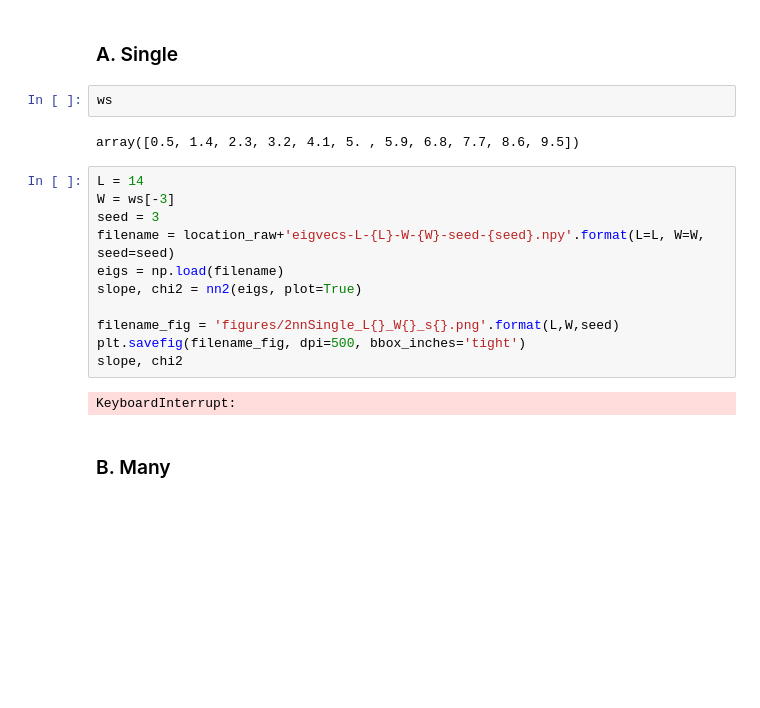
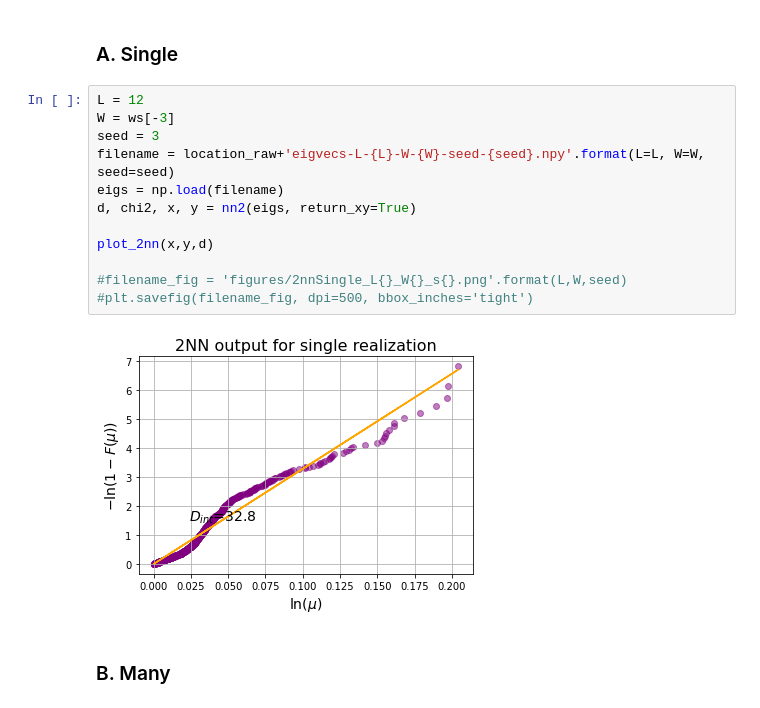
Before and after one commit to tonton-golio/mbl-intrinsicDim, a Jupyter notebook: IDMBL.ipynb, the cells around one changed output. Saved outputs shown, nothing was run; the diff lists cells and outputs as text; blank space fills up the shorter version.

```diff
--- a/IDMBL.ipynb
+++ b/IDMBL.ipynb
@@ -116,23 +54,20 @@ def eigenC_plots(below_lims, maxs, ws,
 2NN is a neighbour graph algo. which determines the intrinsic dimension of a dataset -- when applied to a list of eigenvectors corresponding to one realization of a single disorder strength.
 # %% [markdown]
 ### A. Single
-# %%
-ws
-# %% [output]
-array([0.5, 1.4, 2.3, 3.2, 4.1, 5. , 5.9, 6.8, 7.7, 8.6, 9.5])
 # %%
-L = 14
+L = 12
 W = ws[-3]
 seed = 3
 filename = location_raw+'eigvecs-L-{L}-W-{W}-seed-{seed}.npy'.format(L=L, W=W, seed=seed)
 eigs = np.load(filename)
-slope, chi2 = nn2(eigs, plot=True)
+d, chi2, x, y = nn2(eigs, return_xy=True)
 
-filename_fig = 'figures/2nnSingle_L{}_W{}_s{}.png'.format(L,W,seed)
-plt.savefig(filename_fig, dpi=500, bbox_inches='tight')
-slope, chi2
+plot_2nn(x,y,d)
+
+#filename_fig = 'figures/2nnSingle_L{}_W{}_s{}.png'.format(L,W,seed)
+#plt.savefig(filename_fig, dpi=500, bbox_inches='tight')
 # %% [output]
-KeyboardInterrupt:
+[figure, added]
 # %% [markdown]
 ### B. Many
 # %% [raw]
```
Also changed, not shown: parts of 22 cells of this notebook, 4 other files.
